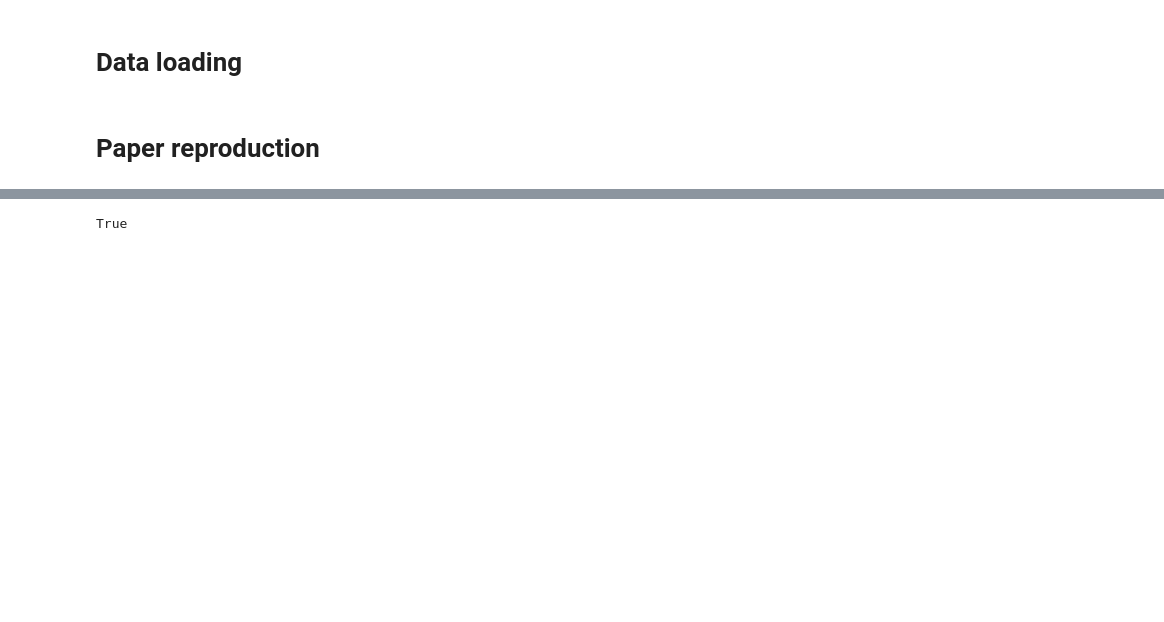
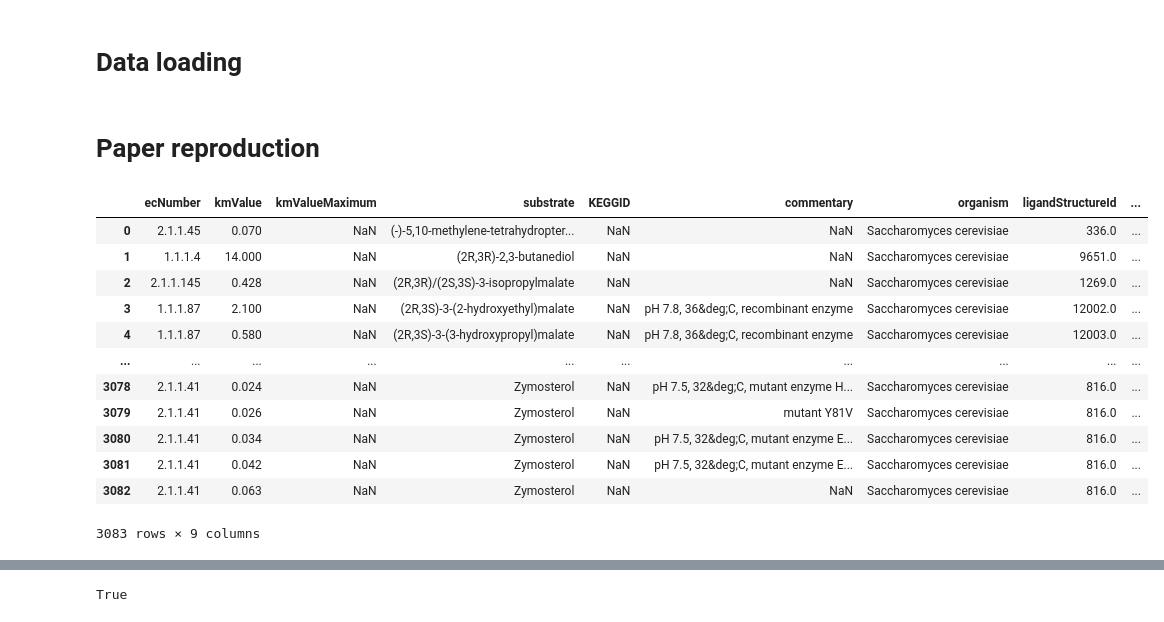
Before and after one commit to trdvangraft/thesis, a Jupyter notebook: metaengineering/main.ipynb, the cells around one changed output, grey strips where cells are left out. Saved outputs shown, nothing was run; the diff lists cells and outputs as text; code cells hidden in the pictures; blank space fills up the shorter version.

```diff
--- a/metaengineering/main.ipynb
+++ b/metaengineering/main.ipynb
@@ -62,3 +62,19 @@ raw_metabolites = pd.read_csv('./data/metabolites_dataset.data_prep.tsv', delimi
 raw_proteins = pd.read_csv('./data/proteins_dataset.data_prep.tsv', delimiter='\t')
 # %% [markdown]
 # Paper reproduction
+# %%
+brenda
+# %% [output]
+|  | ecNumber | kmValue | kmValueMaximum | substrate | KEGGID | commentary | organism | ligandStructureId | ... |
+| 0 | 2.1.1.45 | 0.070 | NaN | (-)-5,10-methylene-tetrahydropter... | NaN | NaN | Saccharomyces cerevisiae | 336.0 | ... |
+| 1 | 1.1.1.4 | 14.000 | NaN | (2R,3R)-2,3-butanediol | NaN | NaN | Saccharomyces cerevisiae | 9651.0 | ... |
+| 2 | 2.1.1.145 | 0.428 | NaN | (2R,3R)/(2S,3S)-3-isopropylmalate | NaN | NaN | Saccharomyces cerevisiae | 1269.0 | ... |
+| 3 | 1.1.1.87 | 2.100 | NaN | (2R,3S)-3-(2-hydroxyethyl)malate | NaN | pH 7.8, 36&deg;C, recombinant enzyme | Saccharomyces cerevisiae | 12002.0 | ... |
+| 4 | 1.1.1.87 | 0.580 | NaN | (2R,3S)-3-(3-hydroxypropyl)malate | NaN | pH 7.8, 36&deg;C, recombinant enzyme | Saccharomyces cerevisiae | 12003.0 | ... |
+| ... | ... | ... | ... | ... | ... | ... | ... | ... | ... |
+| 3078 | 2.1.1.41 | 0.024 | NaN | Zymosterol | NaN | pH 7.5, 32&deg;C, mutant enzyme H... | Saccharomyces cerevisiae | 816.0 | ... |
+| 3079 | 2.1.1.41 | 0.026 | NaN | Zymosterol | NaN | mutant Y81V | Saccharomyces cerevisiae | 816.0 | ... |
+| 3080 | 2.1.1.41 | 0.034 | NaN | Zymosterol | NaN | pH 7.5, 32&deg;C, mutant enzyme E... | Saccharomyces cerevisiae | 816.0 | ... |
+| 3081 | 2.1.1.41 | 0.042 | NaN | Zymosterol | NaN | pH 7.5, 32&deg;C, mutant enzyme E... | Saccharomyces cerevisiae | 816.0 | ... |
+| 3082 | 2.1.1.41 | 0.063 | NaN | Zymosterol | NaN | NaN | Saccharomyces cerevisiae | 816.0 | ... |
+3083 rows × 9 columns
```
Also changed, not shown: parts of 17 cells of this notebook.
